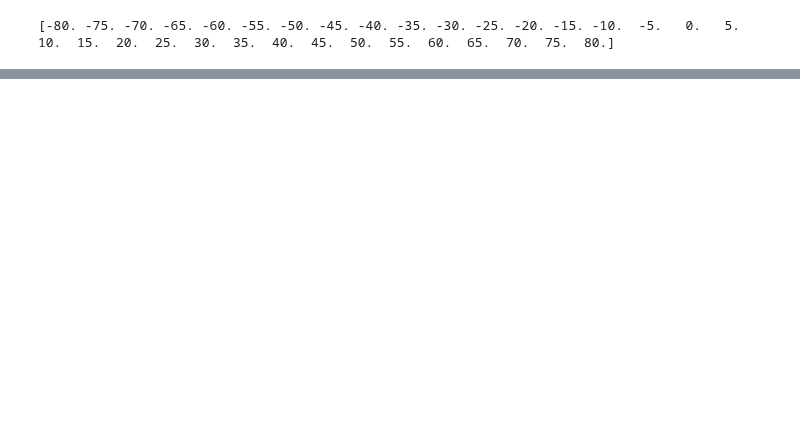
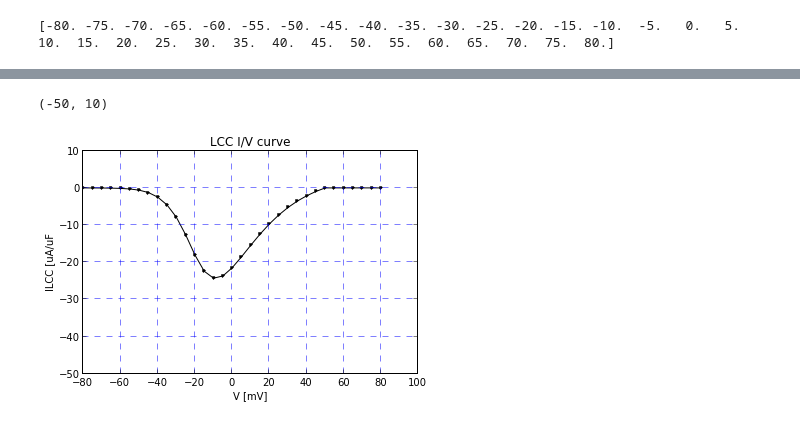
Before and after one commit to huskeypm/wholecell, a Jupyter notebook: LCC.ipynb, the cells around one changed output, grey strips where cells are left out. Drawn from its saved outputs; the diff is of its cells as text; code cells hidden in the pictures; blank space fills up the shorter version.

```diff
--- a/LCC.ipynb
+++ b/LCC.ipynb
@@ -29,0 +26,5 @@ I think 'd' should shift the voltage activation point. Not quite clear to me how
+# %%
+satinShift=-7.2 - -11.7psdV = np.copy(baselineParams)psdV[param_indices("dV")] = 14.5+satinShiftd, peaksdV = CalcLCC(tag="_alliondVm4p5",ps=psdV)plt.ylim([-50,10])
+# %% [output]
+(-50, 10)
+[figure, added]
```
Also changed, not shown: parts of 9 cells of this notebook, 3 other files.
